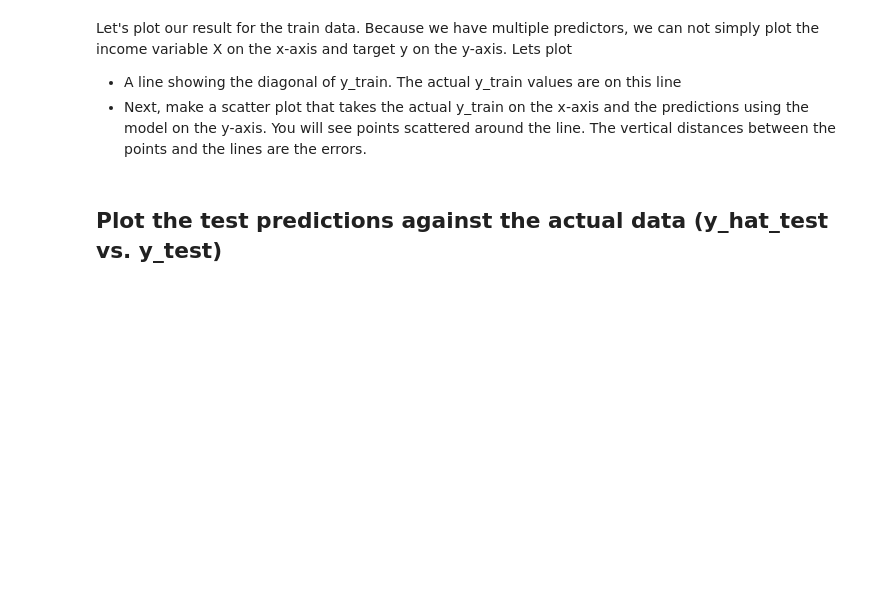
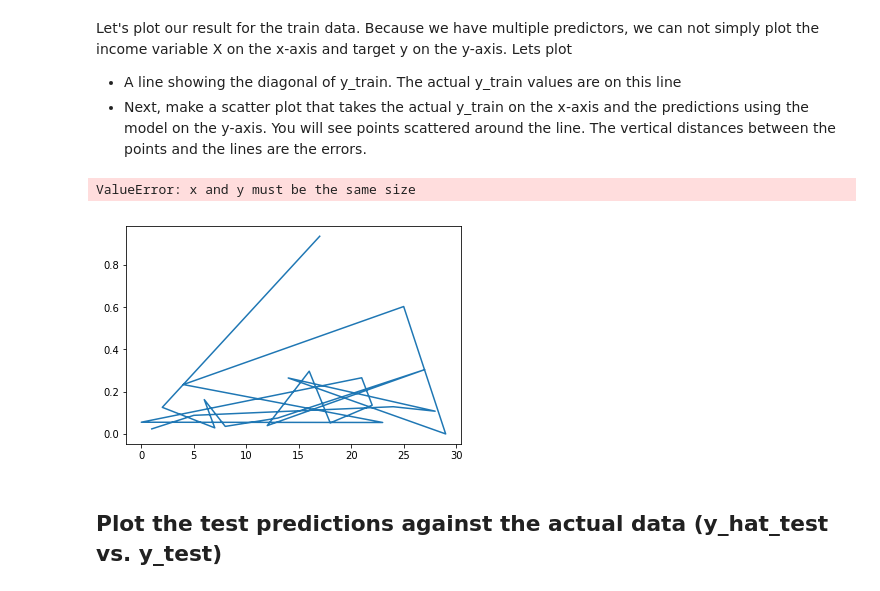
Before and after one commit to jmt0221/dsc-bias-variance-trade-off-lab-nyc-ds-082619, a Jupyter notebook: index.ipynb, the cells around one changed output. Saved outputs shown, nothing was run; the diff lists cells and outputs as text; code cells hidden in the pictures; blank space fills up the shorter version.

```diff
--- a/index.ipynb
+++ b/index.ipynb
@@ -77,10 +77,14 @@ Let's plot our result for the train data. Because we have multiple predictors, w
 # %%
 import matplotlib.pyplot as plt
 %matplotlib inline
 y_pred = linreg.predict(x_train)
 
 plt.plot(y_train)
 plt.scatter(x_train,y_train)
+plt.plot(y_pred)
+# %% [output]
+ValueError: x and y must be the same size
+[figure, added]
 # %% [markdown]
 ## Plot the test predictions against the actual data (y_hat_test vs. y_test)
 # %% [markdown]
```
